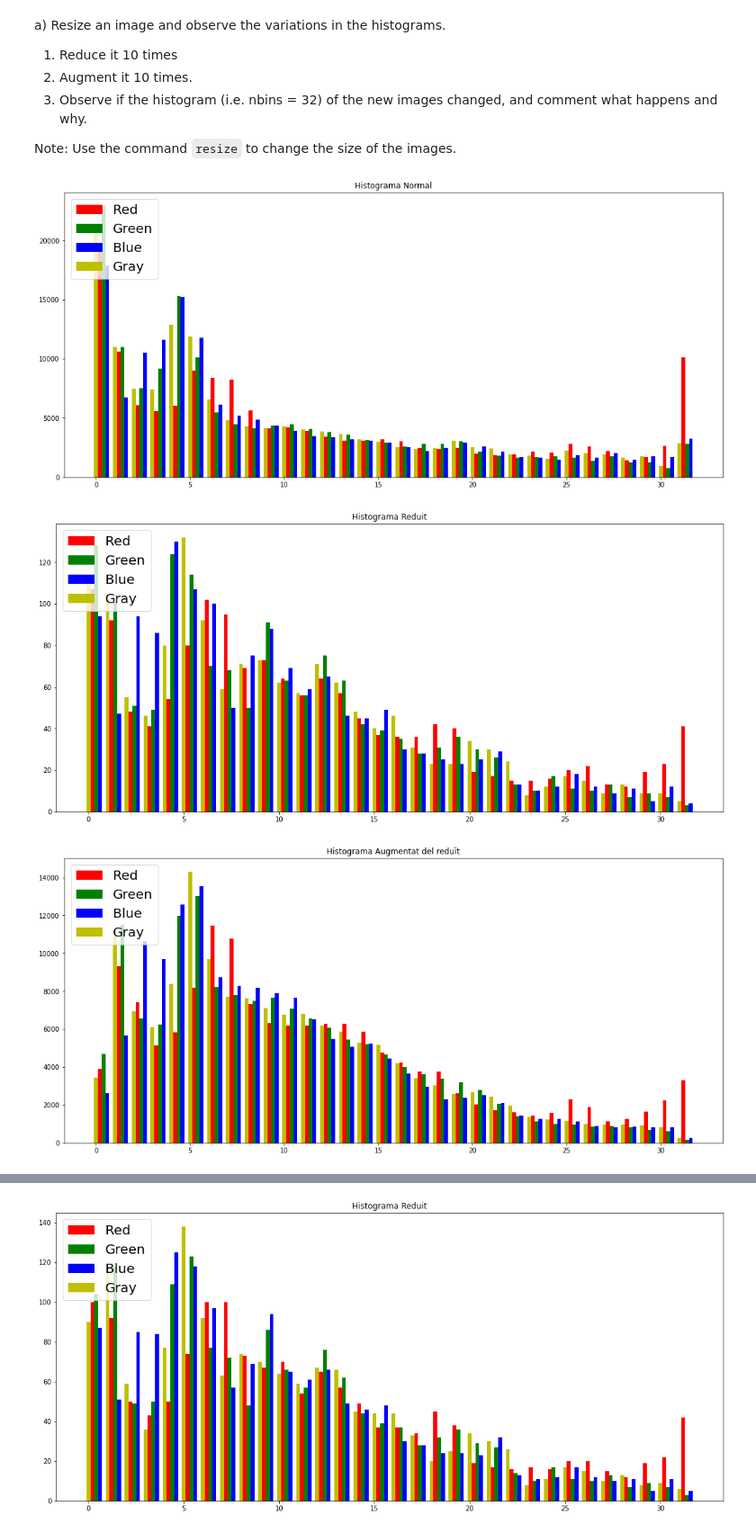
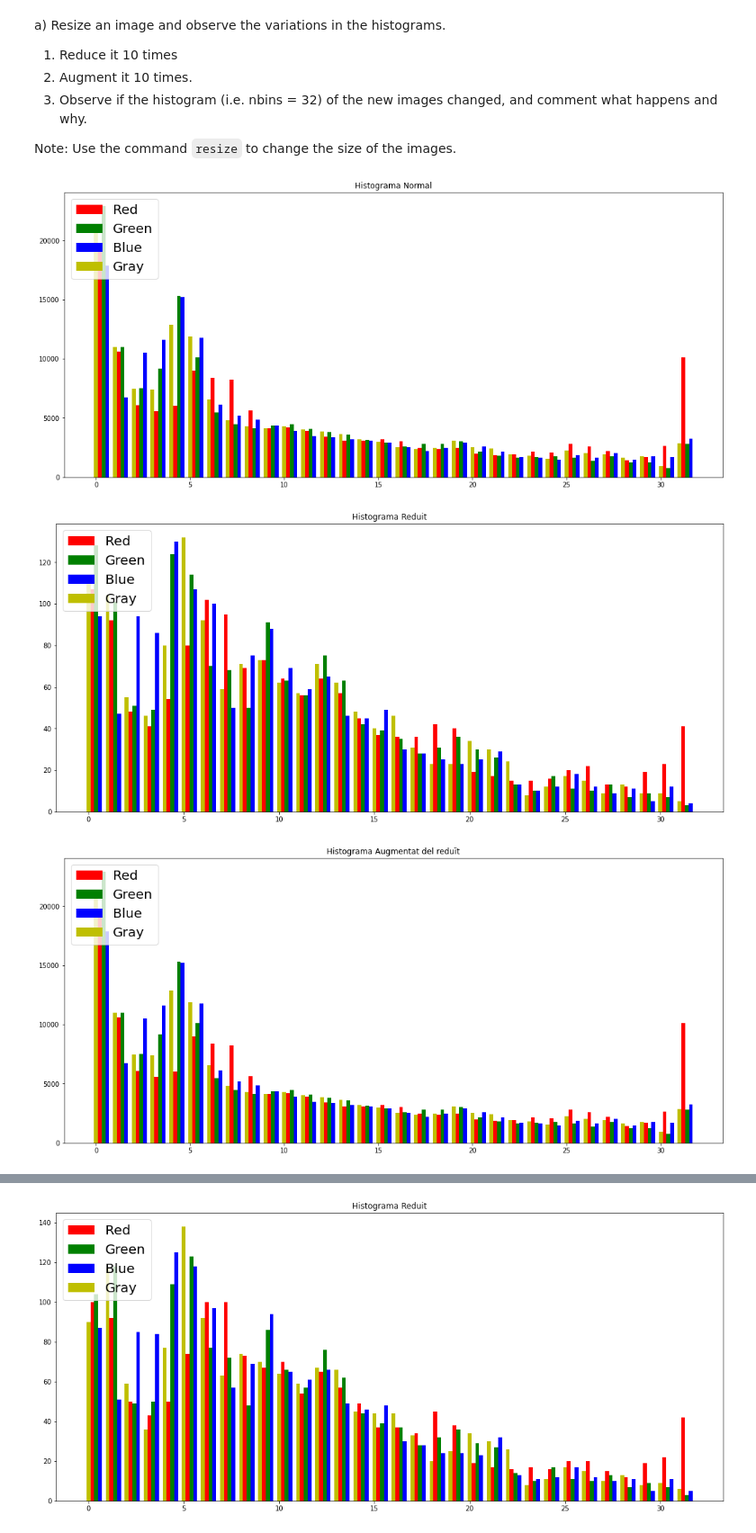
Before and after one commit to PauSolerValades/VA, a Jupyter notebook: Practica2/p2_2021-2022.ipynb, the cells around one changed output, grey strips where cells are left out. Shown at 90% size. Cells and saved outputs as stored; diff of their text form; code cells hidden in the pictures.

```diff
--- a/Practica2/p2_2021-2022.ipynb
+++ b/Practica2/p2_2021-2022.ipynb
@@ -313,21 +333,21 @@ Note: Use the command `resize` to change the size of the images.
 # %%
 from skimage.transform import resize, rescale #no em preguntis perque però si no l'importes tu sol no hi ha manera
 
 image = io.imread('images/face.png')
 
 makeHistogram(image, 32, 'Histograma Normal')
 
 reduced_image = resize(image, (int(image.shape[0]/10),int(image.shape[1]/10),image.shape[2]))
 makeHistogram(reduced_image, 32, 'Histograma Reduit')
 
 
 #
 #     AIXO NO HO HEM PREGUNTAT, NO? O no m'he enterat jo
-#
+        #Sí que ho hem fet, era si resize o rescale, que ens ha dit les dues
 
-augmented_image = resize(reduced_image, image.shape) #preguntar si és directament 10 vegades o tornarla a com estava està bé
+augmented_image = resize(image, image.shape) #preguntar si és directament 10 vegades o tornarla a com estava està bé
 makeHistogram(augmented_image, 32, 'Histograma Augmentat del reduït')
 # %% [output]
 [figure]
 [figure]
-[figure, old version]
+[figure, new version]
```
Also changed, not shown: parts of 14 cells of this notebook, 1 other file.
